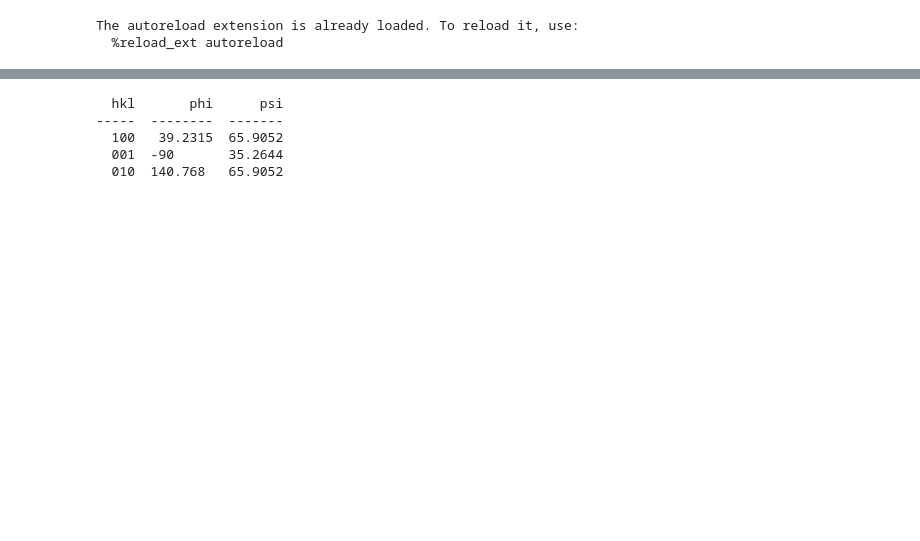
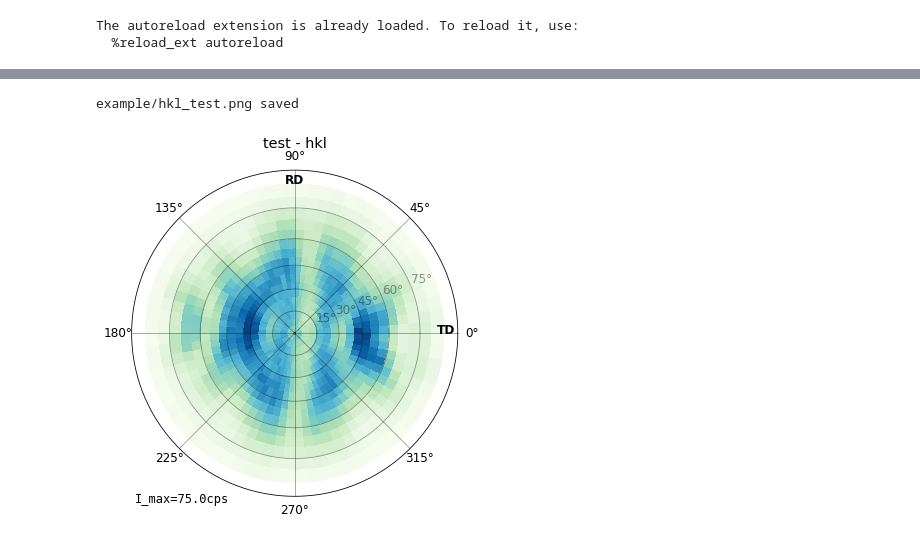
Before and after one commit to xdze2/graph_XRD, a Jupyter notebook: pole_figure/test_polefigure.ipynb, the cells around one changed output, grey strips where cells are left out. Cells and saved outputs as stored; diff of their text form; code cells hidden in the pictures; blank space fills up the shorter version.

```diff
--- a/pole_figure/test_polefigure.ipynb
+++ b/pole_figure/test_polefigure.ipynb
@@ -85,9 +16,41 @@ phi0 = (1, -1, 0)
-# %%
-eq_dir = list_eq_directions(hkl_figure, phi0, n)
-print(tabulate(eq_dir, headers='keys'))
-# %% [output]
-  hkl       phi      psi
------  --------  -------
-  100   39.2315  65.9052
-  001  -90       35.2644
-  010  140.768   65.9052
+# %%
+# =================
+#  Import csv data
+# =================
+data_dir = 'data'
+filename = 'figPole_test.csv'
+
+file_path = os.path.join(data_dir, filename)
+phi_deg, psi_deg, intensity = read_polefig_csv(file_path)
+# %%
+# graph parameters:
+sample_name = 'test'
+hkl_name = 'hkl' #filename.split('.')[0].split('_')[-1]
+
+colormap = 'YlOrRd' if 'Cu' in filename else 'GnBu'
+
+# graph
+fig, ax = plot_polefigure(phi_deg, psi_deg, intensity,
+                          cmap=colormap,
+                          title=f'{sample_name} - {hkl_name}')
+
+# Add ARB rolling directions
+coords = stereographic_projection(90., 85)
+ax.text(*coords, 'RD', weight='bold', ha='center');
+
+coords = stereographic_projection(0., 82)
+ax.text(*coords, 'TD', weight='bold');
+
+
+# Save option
+output_dir = 'example'
+output_format = 'png'  # svg, pdf
+output_filename = f'{hkl_name}_{sample_name}.{output_format}'
+
+output_path = os.path.join(output_dir, output_filename)
+fig.savefig(output_path)
+print(f'{output_path} saved')
+#plt.close()
+# %% [output]
+example/hkl_test.png saved
+[figure, added]
```
Also changed, not shown: parts of 20 cells of this notebook, 4 other files.
